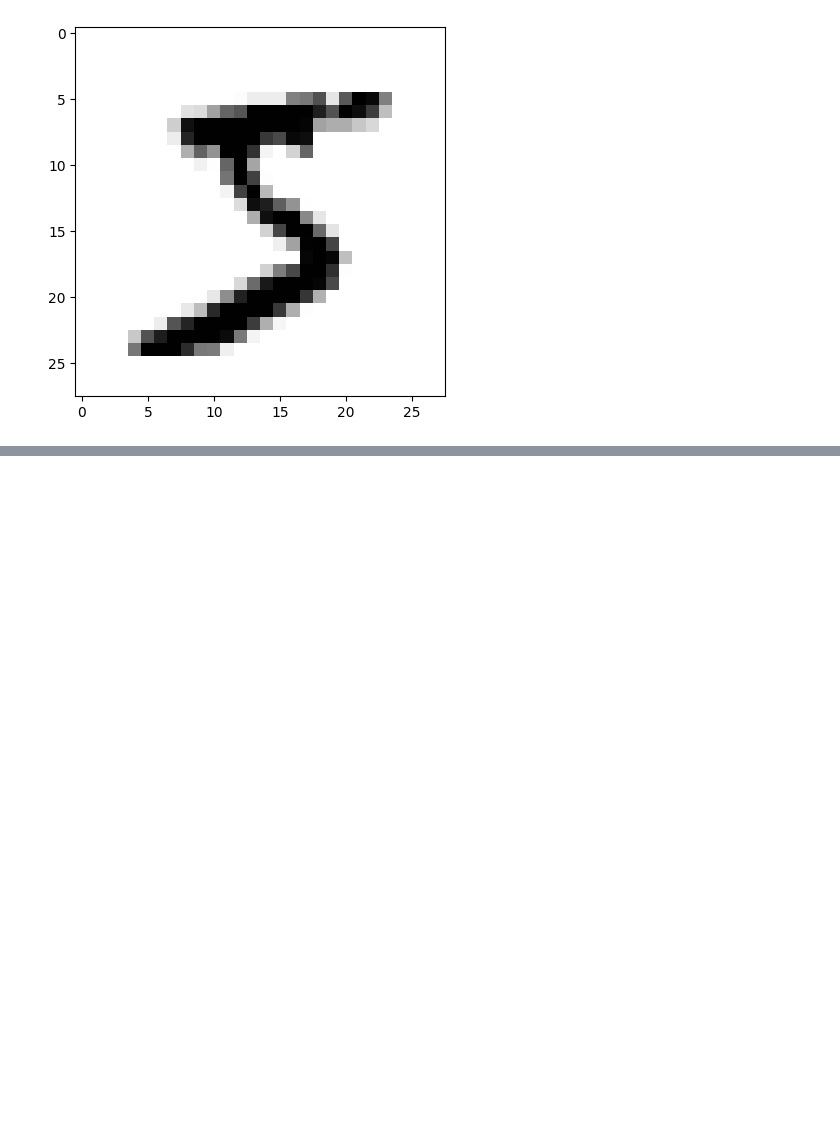
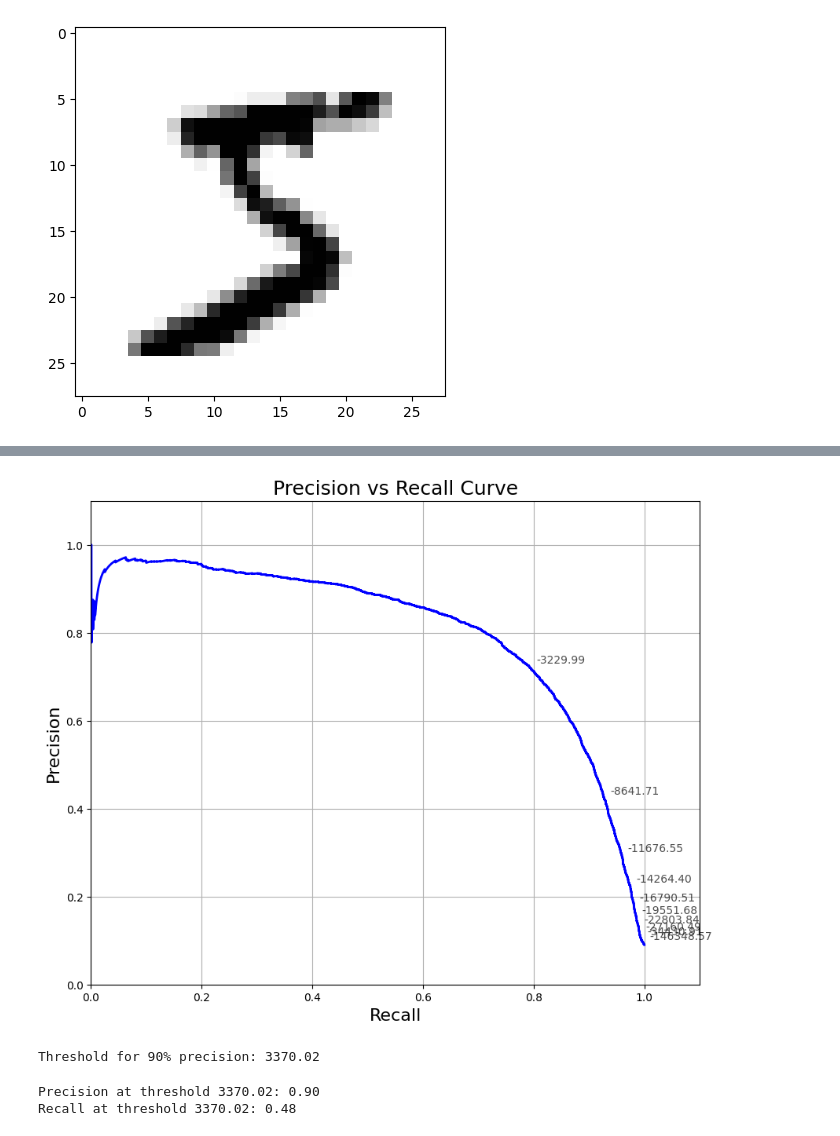
Before and after one commit to Vinuitik/AI_code, a Jupyter notebook: Hands-on-Machine Learning/Classification.ipynb, the cells around one changed output, grey strips where cells are left out. Drawn from its saved outputs; the diff is of its cells as text; code cells hidden in the pictures; blank space fills up the shorter version.

```diff
--- a/Hands-on-Machine Learning/Classification.ipynb
+++ b/Hands-on-Machine Learning/Classification.ipynb
@@ -30,0 +211,37 @@ NameError: name 'y' is not defined
+# %%
+def plot_precision_vs_recall(precisions, recalls, thresholds):
+    plt.figure(figsize=(10, 8))
+    plt.plot(recalls[:-1], precisions[:-1], "b-", linewidth=2)
+    plt.xlabel("Recall", fontsize=16)
+    plt.ylabel("Precision", fontsize=16)
+    plt.title("Precision vs Recall Curve", fontsize=18)
+    plt.grid()
+
+    # Add threshold annotations at key points
+    step = len(thresholds) // 10  # Show ~10 threshold values
+    for i in range(0, len(thresholds), step):
+        plt.annotate(f'{thresholds[i]:.2f}',
+                    (recalls[i], precisions[i]),
+                    textcoords="offset points",
+                    xytext=(5,5),
+                    fontsize=10,
+                    alpha=0.7)
+
+    plt.xlim([0, 1.1])
+    plt.ylim([0, 1.1])
+
+plot_precision_vs_recall(precisions, recalls, thresholds)
+# %% [output]
+[figure, added]
+# %%
+threshold_90 = thresholds[np.argmax(precisions >= 0.90)]
+print(f"Threshold for 90% precision: {threshold_90:.2f}")
+# %% [output]
+Threshold for 90% precision: 3370.02
+# %%
+y_train_pred  = (y_scores >= threshold_90)
+print(f"Precision at threshold {threshold_90:.2f}: {precision_score(y_train_5, y_train_pred):.2f}")
+print(f"Recall at threshold {threshold_90:.2f}: {recall_score(y_train_5, y_train_pred):.2f}")
+# %% [output]
+Precision at threshold 3370.02: 0.90
+Recall at threshold 3370.02: 0.48
```
Also changed, not shown: parts of 42 cells of this notebook.
